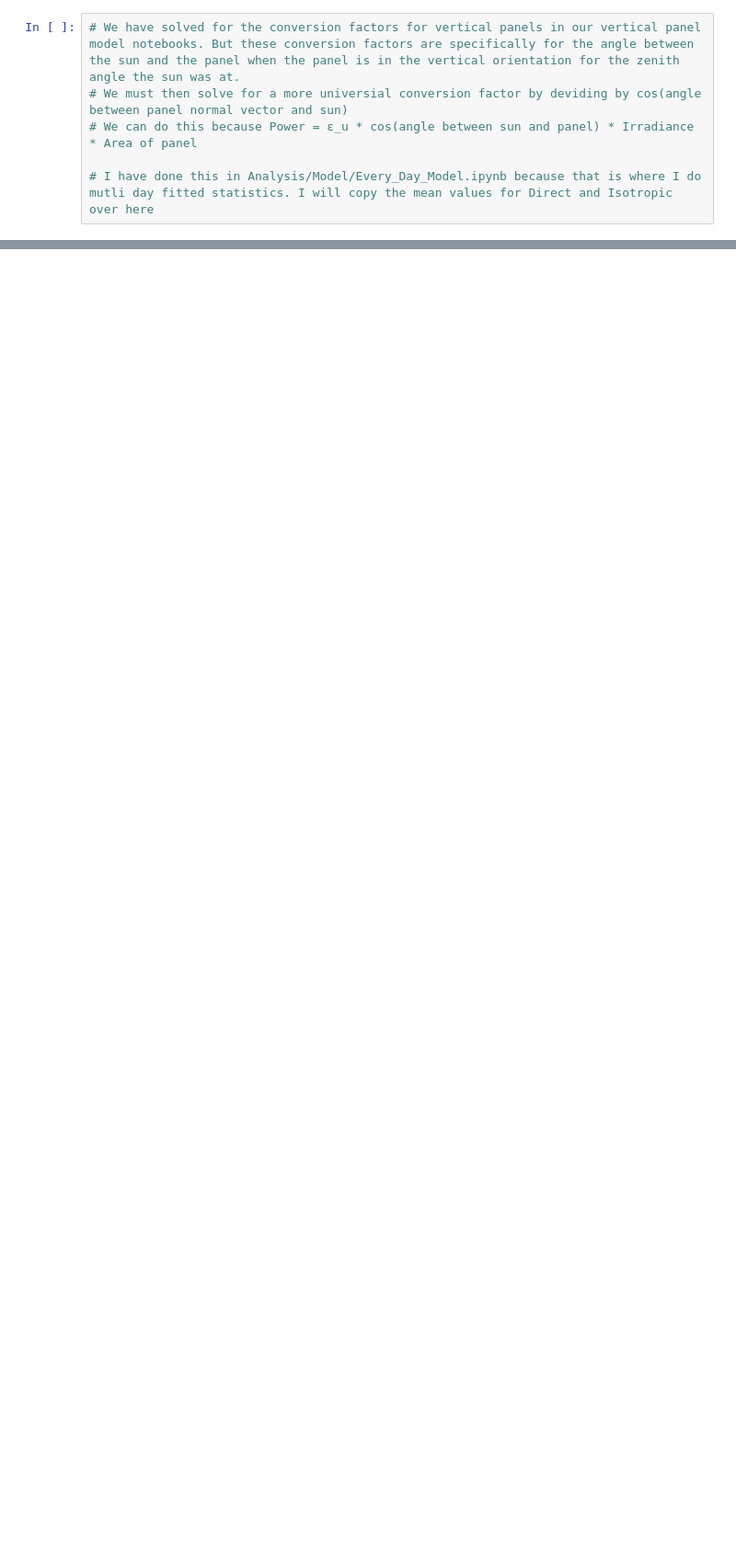
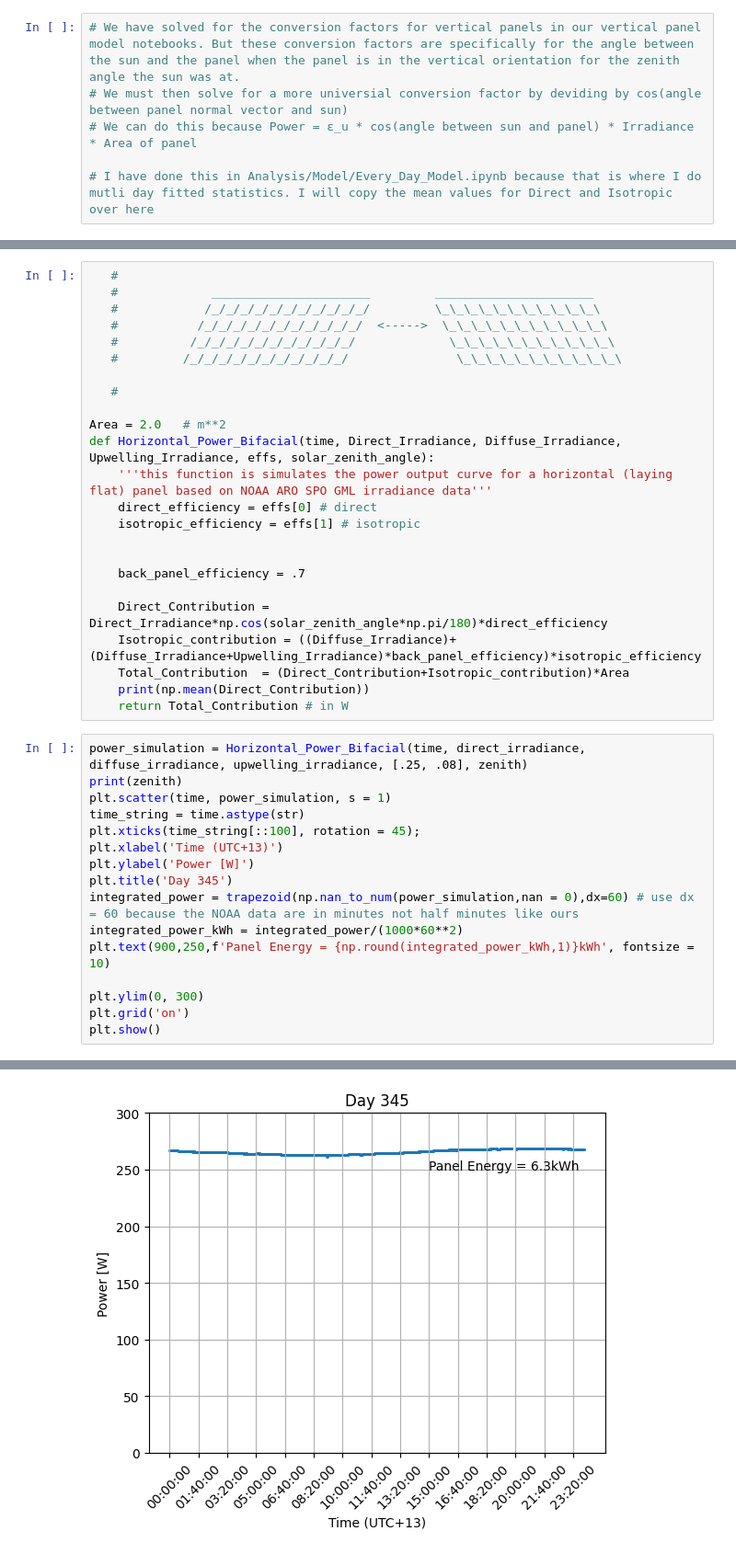
Before and after one commit to Manish-Khanalv1/South-Pole-Data, a Jupyter notebook: Analysis/Model/HorizontalPanels/Horizontal.ipynb, the cells around one changed output, grey strips where cells are left out. Shown at 92% size. Saved outputs shown, nothing was run; the diff lists cells and outputs as text; blank space fills up the shorter version.

```diff
--- a/Analysis/Model/HorizontalPanels/Horizontal.ipynb
+++ b/Analysis/Model/HorizontalPanels/Horizontal.ipynb
@@ -81,0 +218,41 @@ def Horizontal_Power(time, Direct_Irradiance, Diffuse_Irradaince, Upwelling_Irra
+# %%
+   #
+   #             ______________________         ______________________
+   #            /_/_/_/_/_/_/_/_/_/_/_/         \_\_\_\_\_\_\_\_\_\_\_\
+   #           /_/_/_/_/_/_/_/_/_/_/_/  <----->  \_\_\_\_\_\_\_\_\_\_\_\
+   #          /_/_/_/_/_/_/_/_/_/_/_/             \_\_\_\_\_\_\_\_\_\_\_\
+   #         /_/_/_/_/_/_/_/_/_/_/_/               \_\_\_\_\_\_\_\_\_\_\_\
+
+   #
+
+Area = 2.0   # m**2
+def Horizontal_Power_Bifacial(time, Direct_Irradiance, Diffuse_Irradiance, Upwelling_Irradiance, effs, solar_zenith_angle):
+    '''this function is simulates the power output curve for a horizontal (laying flat) panel based on NOAA ARO SPO GML irradiance data'''
+    direct_efficiency = effs[0] # direct
+    isotropic_efficiency = effs[1] # isotropic
+
+
+    back_panel_efficiency = .7
+
+    Direct_Contribution = Direct_Irradiance*np.cos(solar_zenith_angle*np.pi/180)*direct_efficiency
+    Isotropic_contribution = ((Diffuse_Irradiance)+(Diffuse_Irradiance+Upwelling_Irradiance)*back_panel_efficiency)*isotropic_efficiency
+    Total_Contribution  = (Direct_Contribution+Isotropic_contribution)*Area
+    print(np.mean(Direct_Contribution))
+    return Total_Contribution # in W
+# %%
+power_simulation = Horizontal_Power_Bifacial(time, direct_irradiance, diffuse_irradiance, upwelling_irradiance, [.25, .08], zenith)
+print(zenith)
+plt.scatter(time, power_simulation, s = 1)
+time_string = time.astype(str)
+plt.xticks(time_string[::100], rotation = 45);
+plt.xlabel('Time (UTC+13)')
+plt.ylabel('Power [W]')
+plt.title('Day 345')
+integrated_power = trapezoid(np.nan_to_num(power_simulation,nan = 0),dx=60) # use dx = 60 because the NOAA data are in minutes not half minutes like ours
+integrated_power_kWh = integrated_power/(1000*60**2)
+plt.text(900,250,f'Panel Energy = {np.round(integrated_power_kWh,1)}kWh', fontsize = 10)
+
+plt.ylim(0, 300)
+plt.grid('on')
+plt.show()
+# %% [output]
@@ -81,0 +272 @@ def Horizontal_Power(time, Direct_Irradiance, Diffuse_Irradaince, Upwelling_Irra
+[figure, added]
```
Also changed, not shown: parts of 6 cells of this notebook, 7 other files.
